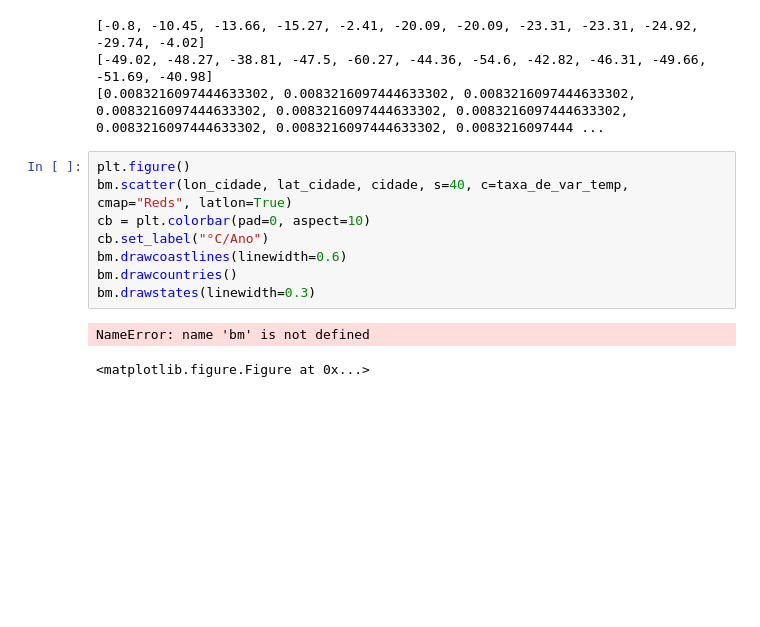
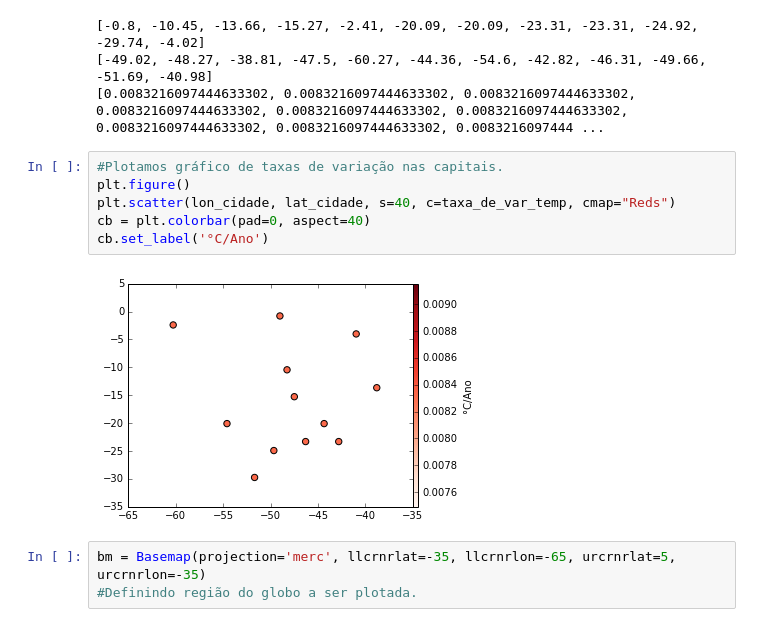
Before and after one commit to mat-esp-2016/capstone-tarefa-final-lucas-e-marcela, a Jupyter notebook: capstone.ipynb, the cells around one changed output. Drawn from its saved outputs; the diff is of its cells as text; blank space fills up the shorter version.

Commit message:
Plotamos o gráfico das taxas de variação e o gráfico de taxas de variação da temperatura em cada capital, Concluímos a tarefa.

```diff
--- a/capstone.ipynb
+++ b/capstone.ipynb
@@ -140,13 +140,13 @@ print(taxa_de_var_temp)
 [-49.02, -48.27, -38.81, -47.5, -60.27, -44.36, -54.6, -42.82, -46.31, -49.66, -51.69, -40.98]
 [0.0083216097444633302, 0.0083216097444633302, 0.0083216097444633302, 0.0083216097444633302, 0.0083216097444633302, 0.0083216097444633302, 0.0083216097444633302, 0.0083216097444633302, 0.0083216097444 ...
 # %%
+#Plotamos gráfico de taxas de variação nas capitais.
 plt.figure()
-bm.scatter(lon_cidade, lat_cidade, cidade, s=40, c=taxa_de_var_temp, cmap="Reds", latlon=True)
-cb = plt.colorbar(pad=0, aspect=10)
-cb.set_label("°C/Ano")
-bm.drawcoastlines(linewidth=0.6)
-bm.drawcountries()
-bm.drawstates(linewidth=0.3)
+plt.scatter(lon_cidade, lat_cidade, s=40, c=taxa_de_var_temp, cmap="Reds")
+cb = plt.colorbar(pad=0, aspect=40)
+cb.set_label('°C/Ano')
 # %% [output]
-NameError: name 'bm' is not defined
-<matplotlib.figure.Figure at 0x...>
+[figure, added]
+# %%
+bm = Basemap(projection='merc', llcrnrlat=-35, llcrnrlon=-65, urcrnrlat=5, urcrnrlon=-35)
+#Definindo região do globo a ser plotada.
```
Also changed, not shown: parts of 1 cell of this notebook.
